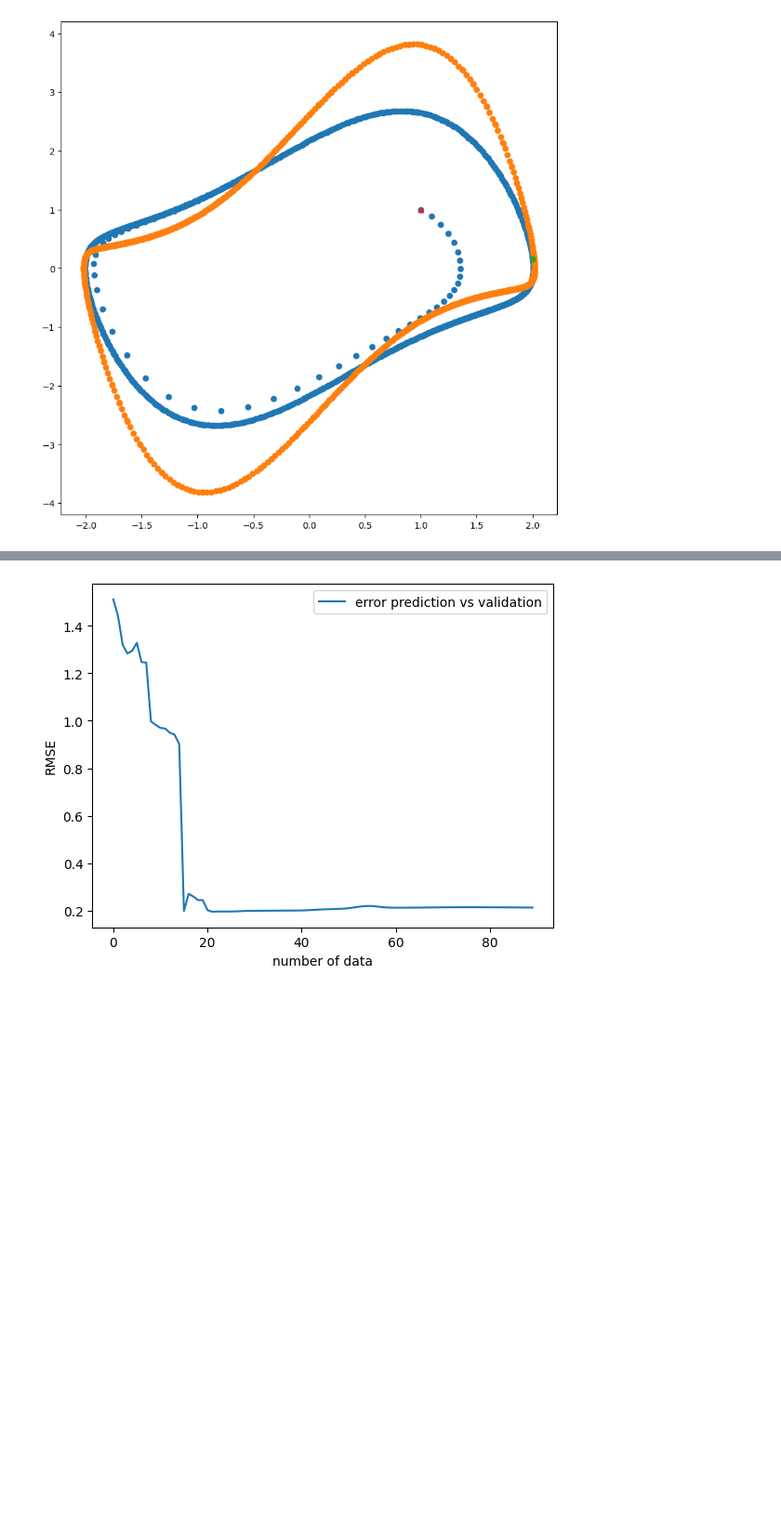
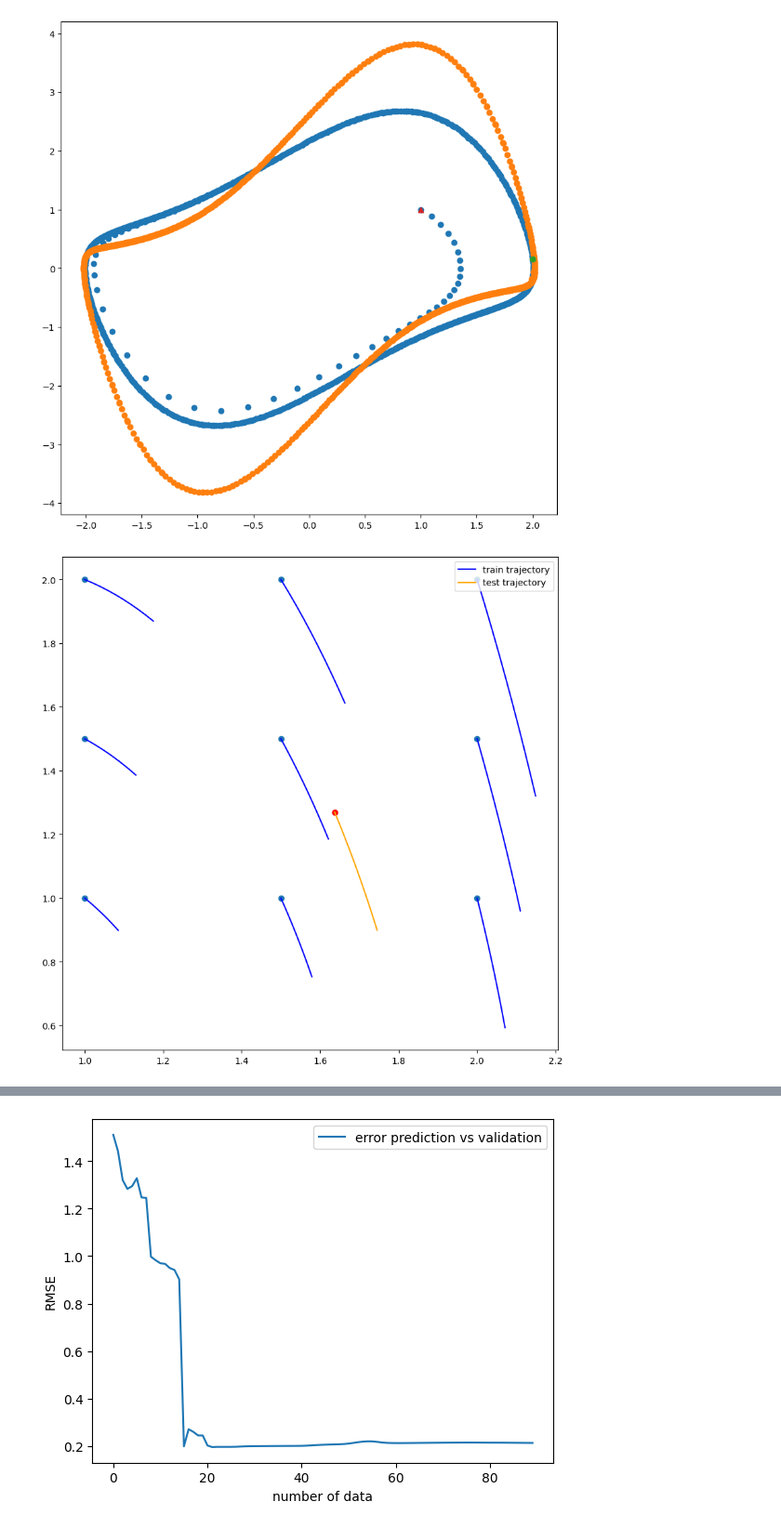
Before and after one commit to skyamat0/research, a Jupyter notebook: test.ipynb, the cells around one changed output, grey strips where cells are left out. Shown at 93% size. Saved outputs shown, nothing was run; the diff lists cells and outputs as text; code cells hidden in the pictures; blank space fills up the shorter version.

```diff
--- a/test.ipynb
+++ b/test.ipynb
@@ -172,20 +299,0 @@ done
-# %%
-G_hat = polynomial_kernel(X_lorentz, X_lorentz, gamma=1.0, d=10, c=1)
-A_hat = polynomial_kernel(X_lorentz, Y_lorentz, gamma=1.0, d=10, c=1)
-
-# G_hatの低ランク近似
-threshold = 1e-5
-U, S, V = sp.linalg.svd(G_hat)
-mask = S > threshold
-U = U[:, mask]
-V = V[mask, :]
-S_inv = np.diag(1 / S[mask])
-K_kernel = V.T @ S_inv @ U.T @ A_hat
-
-# Koopman eigenvalue, vector
-d_kernel, V_kernel = sp.linalg.eig(K_kernel)
-eigf_x = G_hat.T @ V_kernel
-# モードを求める
-modes_data = sp.linalg.pinv(eigf_x, rtol=1e-5) @ X_lorentz.T
-y_kedmd =  np.real((d_kernel * eigf_x) @ modes_data).T
-error_kedmd = np.linalg.norm(y_kedmd - Y_lorentz, axis=0).mean()
@@ -231,0 +437,17 @@ plt.show()
+# %%
+# メッシュをプロット
+LABEL=True
+fig, ax = plt.subplots(figsize=(10,10))
+ax.scatter(X1, Y1)
+for i in range(mesh_num**2):
+    if LABEL:
+        ax.plot(TrainDataPoints[0, i*step+i:(i+1)*step+i], TrainDataPoints[1, i*step+i:(i+1)*step+i], color="blue", label="train trajectory")
+        LABEL=False
+    else:
+        ax.plot(TrainDataPoints[0, i*step+i:(i+1)*step+i], TrainDataPoints[1, i*step+i:(i+1)*step+i], color="blue")
+ax.scatter(InitTestDataPoint_1[:,0], InitTestDataPoint_1[:,1], color="red")
+ax.plot(TestDataPoint_1[0, :], TestDataPoint_1[1,:], color="orange", label="test trajectory")
+ax.legend(loc="upper right", bbox_to_anchor=(1, 1))
+plt.show()
+# %% [output]
+[figure, added]
```
Also changed, not shown: parts of 25 cells of this notebook, 6 other files.
